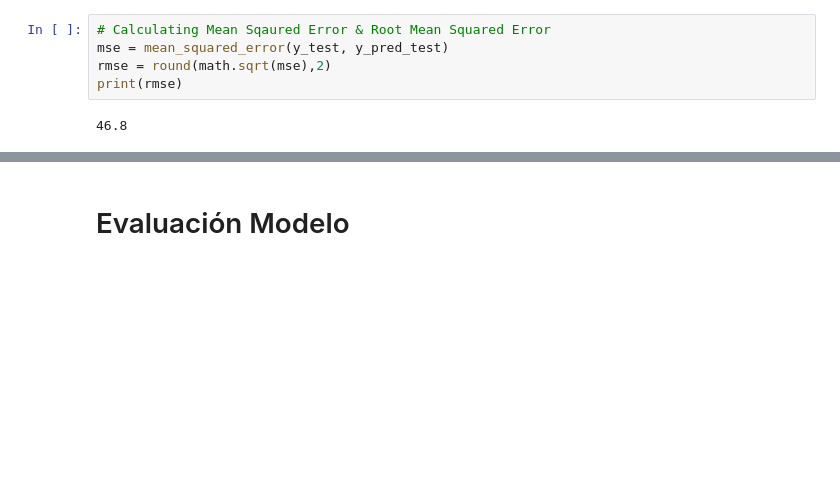
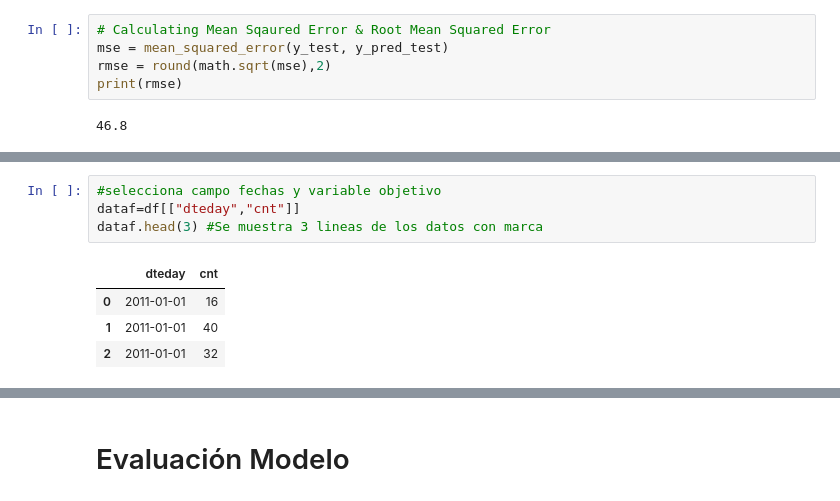
Before and after one commit to adRi781/Resoluci-n-caso, a Jupyter notebook: C3_S4_Resolución de caso - Bike Sharing App.ipynb, the cells around one changed output, grey strips where cells are left out. Saved outputs shown, nothing was run; the diff lists cells and outputs as text; blank space fills up the shorter version.

```diff
--- a/C3_S4_Resolución de caso - Bike Sharing App.ipynb
+++ b/C3_S4_Resolución de caso - Bike Sharing App.ipynb
@@ -597,0 +651,9 @@ print(rmse)
+# %%
+#selecciona campo fechas y variable objetivo
+dataf=df[["dteday","cnt"]]
+dataf.head(3) #Se muestra 3 lineas de los datos con marca
+# %% [output]
+|  | dteday | cnt |
+| 0 | 2011-01-01 | 16 |
+| 1 | 2011-01-01 | 40 |
+| 2 | 2011-01-01 | 32 |
```
Also changed, not shown: parts of 13 cells of this notebook.
